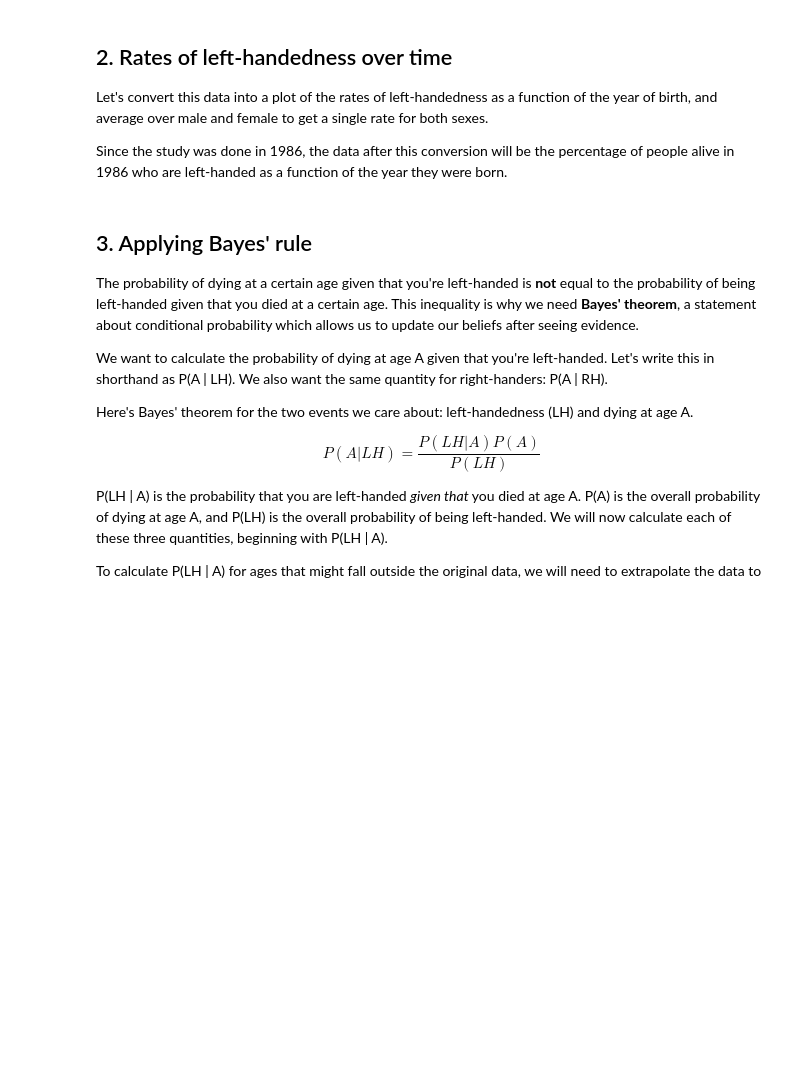
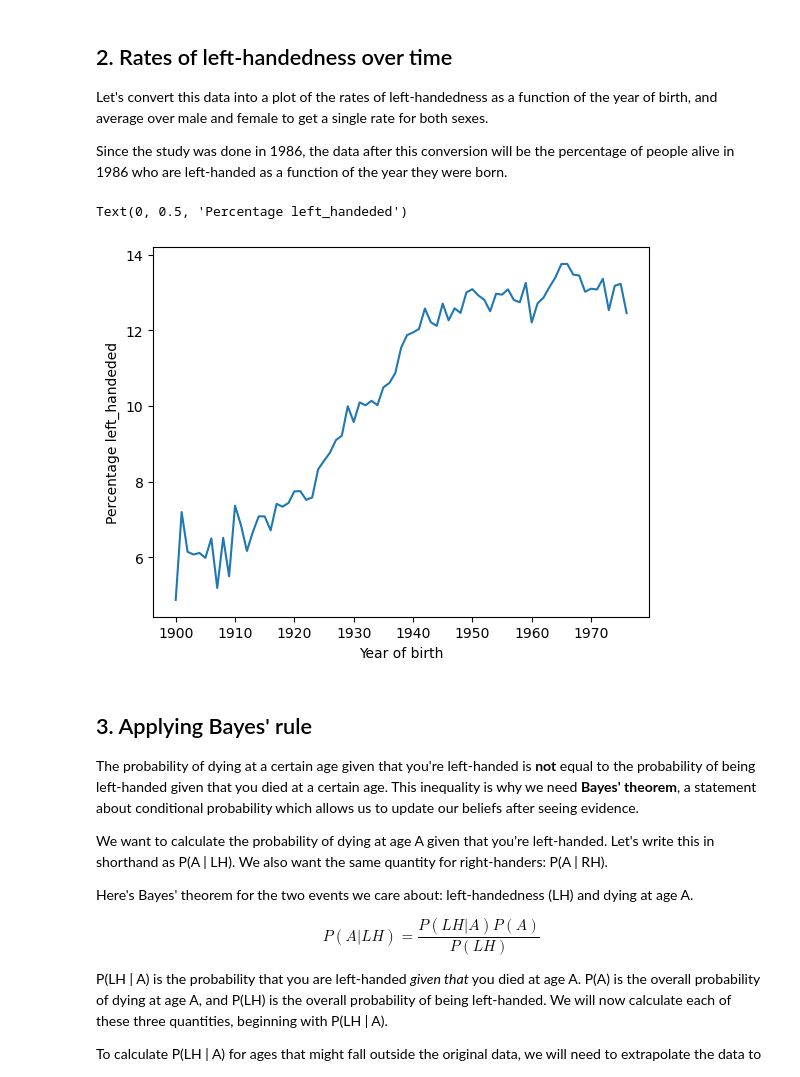
Before and after one commit to JeremyTallant/left_handed, a Jupyter notebook: left_analysis.ipynb, the cells around one changed output. Cells and saved outputs as stored; diff of their text form; code cells hidden in the pictures; blank space fills up the shorter version.

```diff
--- a/left_analysis.ipynb
+++ b/left_analysis.ipynb
@@ -31,16 +31,19 @@ Text(0, 0.5, 'Left-handedness Rate')
 <p>Since the study was done in 1986, the data after this conversion will be the percentage of people alive in 1986 who are left-handed as a function of the year they were born. </p>
 # %%
 # create a new column for birth year of each age
-# ... YOUR CODE FOR TASK 2 ...
+lefthanded_data['Birth_year'] = 1986 - lefthanded_data['Age']
 
 # create a new column for the average of male and female
-# ... YOUR CODE FOR TASK 2 ...
+lefthanded_data['Mean_lh'] = lefthanded_data[['Female', 'Male']].mean(axis = 1)
 
 # create a plot of the 'Mean_lh' column vs. 'Birth_year'
 fig, ax = plt.subplots()
-ax.plot(..., ..., ...) # plot 'Mean_lh' vs. 'Birth_year'
-ax.set_xlabel(...) # set the x label for the plot
-ax.set_ylabel(...) # set the y label for the plot
+ax.plot('Birth_year', 'Mean_lh', data = lefthanded_data) # plot 'Mean_lh' vs. 'Birth_year'
+ax.set_xlabel('Year of birth') # set the x label for the plot
+ax.set_ylabel('Percentage left_handeded') # set the y label for the plot
+# %% [output]
+Text(0, 0.5, 'Percentage left_handeded')
+[figure, added]
 # %% [markdown]
 ## 3. Applying Bayes' rule
 <p>The probability of dying at a certain age given that you're left-handed is <strong>not</strong> equal to the probability of being left-handed given that you died at a certain age. This inequality is why we need <strong>Bayes' theorem</strong>, a statement about conditional probability which allows us to update our beliefs after seeing evidence. </p>
```
